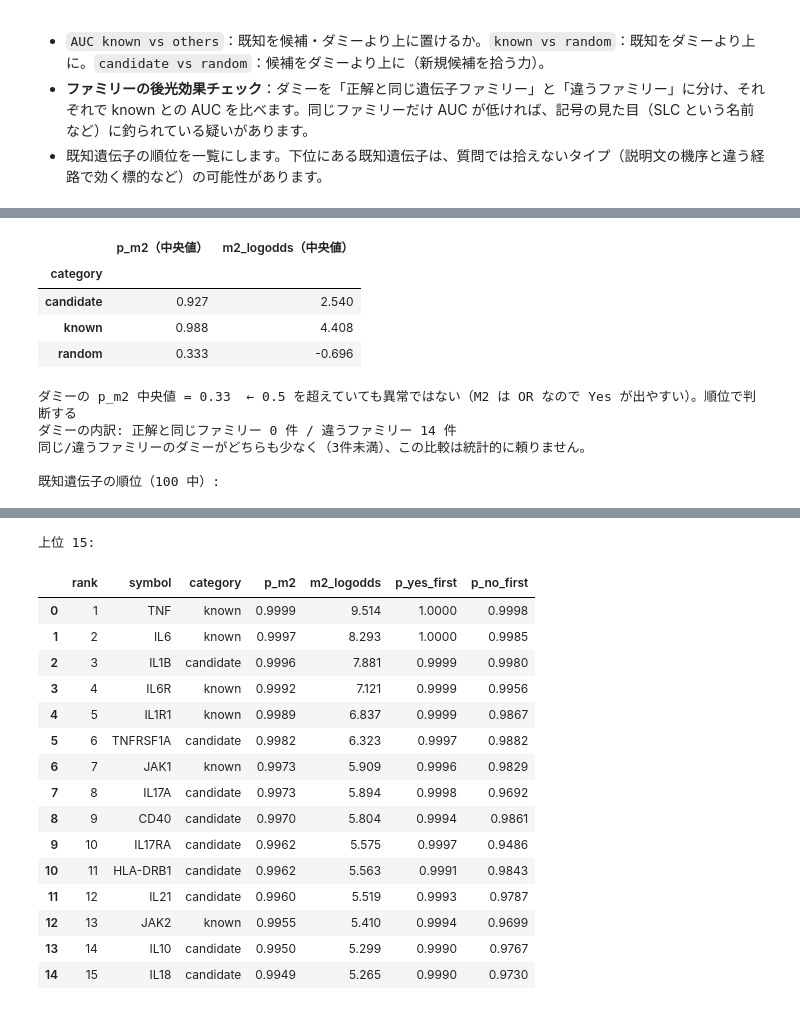
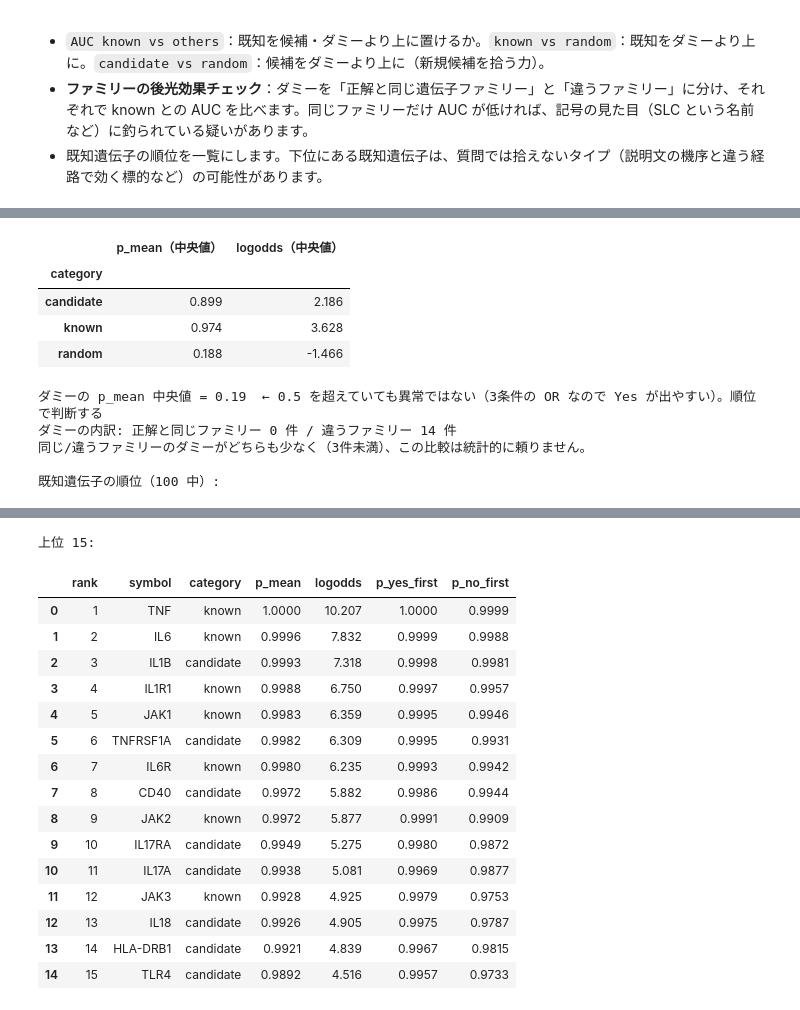
Before and after one commit to pepsea/gene_disease_prediction02, a Jupyter notebook: notebooks/03_fast_one_question.ipynb, the cells around one changed output, grey strips where cells are left out. Cells and saved outputs as stored; diff of their text form; code cells hidden in the pictures.

```diff
--- a/notebooks/03_fast_one_question.ipynb
+++ b/notebooks/03_fast_one_question.ipynb
@@ -144,14 +145,13 @@ OUT_CSV = os.path.join(OUT_DIR, os.path.basename(GENE_FILE).replace(".tsv", "")
 # %%
-QID = "M2"
-QUESTION_M2 = ("Consider these three criteria:\n"
-               "(a) A hypothesis can be constructed that inhibiting or activating the gene {gene} would treat {disease} or improve at least "
-               "one of the symptoms listed above.\n"
-               "(b) Even if this gene is not part of the pathway that causes {disease}, activating or inhibiting it could counteract or compensate "
-               "for the abnormal process described above, for example through a parallel or opposing pathway in the same cells.\n"
-               "(c) This gene's own specific role — its substrate, ligand, signalling pathway, cell type or circuit — matches the mechanism described "
-               "above precisely, rather than a related but distinct one (e.g. a different molecule, cell type, tissue or subcellular compartment); "
-               "a similar-sounding but distinct role, even in the same gene family, does not count.\n"
-               "Does this gene meet at least one of these criteria?")
+QID = "M3s"
+QUESTION = ("Consider these three criteria:\n"
+            "(a) Inhibiting or activating {gene} could plausibly treat {disease} or improve at least one of the symptoms listed above.\n"
+            "(b) Even outside the causal pathway, modulating {gene} could counteract the abnormal process described above through a "
+            "parallel or opposing pathway.\n"
+            "(c) {gene}'s own substrate, ligand, pathway, cell type or circuit precisely matches the mechanism of {disease} described above "
+            "(a similar but distinct role, even in the same gene family, does not count).\n"
+            "Does this gene meet at least one of these criteria?")
+OUT_CSV = os.path.join(OUT_DIR, os.path.basename(GENE_FILE).replace(".tsv", "") + f"_{QID.lower()}.csv")   # 出力名は質問 ID から（例 ra_set100_m3s.csv）
 
 STRICT_NOTE = ("Note: the vast majority of human genes are NOT drug targets for any given disease. "
                "Answer Yes only when there is clear evidence or a clear mechanistic link; otherwise answer No. "
@@ -172,7 +172,7 @@ def gene_block(gene_label):
     return f"Gene: {gene_label}\n"
 
 def question_line(symbol):
-    return f"{QID}. {QUESTION_M2.format(disease=DISEASE, gene=symbol)} Answer:"
+    return f"{QID}. {QUESTION.format(disease=DISEASE, gene=symbol)} Answer:"
 
 print(prefix_text() + gene_block("TNF (tumor necrosis factor)") + question_line("TNF"))
 # %% [output]
@@ -371,12 +371,12 @@ for i, (_, g) in enumerate(genes.iterrows()):
     rows.append({"symbol": g["symbol"], "gene_label": g["gene_label"], "category": g["category"], "label": g["label"],
                  **{f"p_{o}": round(v, 4) for o, v in p.items()},
                  "delta": round(p["yes_first"] - p["no_first"], 4) if BOTH_ORDERS else "",
-                 "m2_logodds": round(lo, 3), "p_m2": round(1 / (1 + math.exp(-lo)), 4),
+                 "logodds": round(lo, 3), "p_mean": round(1 / (1 + math.exp(-lo)), 4),
                  "model": f"{BACKEND_USED}:{os.path.basename(str(MODEL_PATH))}" if USE_LLM else "MOCK", "disease": DISEASE})
     if (i + 1) % 10 == 0 or i + 1 == len(genes):
-        print(f"{i+1:4d}/{len(genes)} {g['symbol']:10s} {g['category']:9s} p_m2={rows[-1]['p_m2']:.3f} logodds={lo:+.2f}  ({time.time()-t0:.0f}s)")
+        print(f"{i+1:4d}/{len(genes)} {g['symbol']:10s} {g['category']:9s} p_mean={rows[-1]['p_mean']:.3f} logodds={lo:+.2f}  ({time.time()-t0:.0f}s)")
 res = pd.DataFrame(rows)
-res["rank"] = res["m2_logodds"].rank(ascending=False, method="min").astype(int)
+res["rank"] = res["logodds"].rank(ascending=False, method="min").astype(int)
 res = res.sort_values("rank").reset_index(drop=True)
 res.to_csv(OUT_CSV, index=False)
 print(f"elapsed {time.time()-t0:.0f}s for {len(genes)} genes → {(time.time()-t0)/len(genes):.2f}s/gene | wrote {OUT_CSV}")
@@ -410,10 +410,10 @@ def auc(pos, neg):
     return sum(1.0 if a > b else 0.5 if a == b else 0.0 for a in pos for b in neg) / (len(pos) * len(neg))
 if not USE_LLM: print("警告: モックの数値です。")
 known, other, rnd, cand = (res["category"] == "known"), (res["category"] != "known"), (res["category"] == "random"), (res["category"] == "candidate")
-s = res["m2_logodds"]
+s = res["logodds"]
 print(f"AUC known vs others {auc(s[known], s[other]):.3f} | known vs random {auc(s[known], s[rnd]):.3f} | candidate vs random {auc(s[cand], s[rnd]):.3f}")
-display(res.groupby("category")[["p_m2", "m2_logodds"]].median().round(3).rename(columns=lambda c: c + "（中央値）"))
-print(f"ダミーの p_m2 中央値 = {res.loc[rnd, 'p_m2'].median():.2f}  ← 0.5 を超えていても異常ではない（M2 は OR なので Yes が出やすい）。順位で判断する")
+display(res.groupby("category")[["p_mean", "logodds"]].median().round(3).rename(columns=lambda c: c + "（中央値）"))
+print(f"ダミーの p_mean 中央値 = {res.loc[rnd, 'p_mean'].median():.2f}  ← 0.5 を超えていても異常ではない（3条件の OR なので Yes が出やすい）。順位で判断する")
 
 # --- ファミリーの後光効果チェック ---
 # 記号の「文字列+数字」部分をファミリーとみなす（例 SLC7A9 -> SLC7）。簡易的なヒューリスティックです。
@@ -429,7 +429,7 @@ else:
     print("同じ/違うファミリーのダミーがどちらも少なく（3件未満）、この比較は統計的に頼りません。")
 
 print("\n既知遺伝子の順位（100 中）:")
-display(res.loc[known, ["rank", "symbol", "gene_label", "p_m2", "m2_logodds"]])
+display(res.loc[known, ["rank", "symbol", "gene_label", "p_mean", "logodds"]])
 print("上位 15:")
-res.head(15)[["rank", "symbol", "category", "p_m2", "m2_logodds"] + [f"p_{o}" for o in ORDERS]]
+res.head(15)[["rank", "symbol", "category", "p_mean", "logodds"] + [f"p_{o}" for o in ORDERS]]
 # %% [output]
@@ -437,9 +437,9 @@ AUC known vs others 0.719 | known vs random 0.976 | candidate vs random 0.940
-|  | p_m2（中央値） | m2_logodds（中央値） |
+|  | p_mean（中央値） | logodds（中央値） |
 | category |  |  |
-| candidate | 0.927 | 2.540 |
-| known | 0.988 | 4.408 |
-| random | 0.333 | -0.696 |
+| candidate | 0.899 | 2.186 |
+| known | 0.974 | 3.628 |
+| random | 0.188 | -1.466 |
-ダミーの p_m2 中央値 = 0.33  ← 0.5 を超えていても異常ではない（M2 は OR なので Yes が出やすい）。順位で判断する
+ダミーの p_mean 中央値 = 0.19  ← 0.5 を超えていても異常ではない（3条件の OR なので Yes が出やすい）。順位で判断する
 ダミーの内訳: 正解と同じファミリー 0 件 / 違うファミリー 14 件
 同じ/違うファミリーのダミーがどちらも少なく（3件未満）、この比較は統計的に頼りません。
 
@@ -463,20 +463,20 @@ AUC known vs others 0.719 | known vs random 0.976 | candidate vs random 0.940
 上位 15:
-|  | rank | symbol | category | p_m2 | m2_logodds | p_yes_first | p_no_first |
-| 0 | 1 | TNF | known | 0.9999 | 9.514 | 1.0000 | 0.9998 |
-| 1 | 2 | IL6 | known | 0.9997 | 8.293 | 1.0000 | 0.9985 |
-| 2 | 3 | IL1B | candidate | 0.9996 | 7.881 | 0.9999 | 0.9980 |
-| 3 | 4 | IL6R | known | 0.9992 | 7.121 | 0.9999 | 0.9956 |
-| 4 | 5 | IL1R1 | known | 0.9989 | 6.837 | 0.9999 | 0.9867 |
-| 5 | 6 | TNFRSF1A | candidate | 0.9982 | 6.323 | 0.9997 | 0.9882 |
-| 6 | 7 | JAK1 | known | 0.9973 | 5.909 | 0.9996 | 0.9829 |
-| 7 | 8 | IL17A | candidate | 0.9973 | 5.894 | 0.9998 | 0.9692 |
-| 8 | 9 | CD40 | candidate | 0.9970 | 5.804 | 0.9994 | 0.9861 |
-| 9 | 10 | IL17RA | candidate | 0.9962 | 5.575 | 0.9997 | 0.9486 |
-| 10 | 11 | HLA-DRB1 | candidate | 0.9962 | 5.563 | 0.9991 | 0.9843 |
-| 11 | 12 | IL21 | candidate | 0.9960 | 5.519 | 0.9993 | 0.9787 |
-| 12 | 13 | JAK2 | known | 0.9955 | 5.410 | 0.9994 | 0.9699 |
-| 13 | 14 | IL10 | candidate | 0.9950 | 5.299 | 0.9990 | 0.9767 |
-| 14 | 15 | IL18 | candidate | 0.9949 | 5.265 | 0.9990 | 0.9730 |
+|  | rank | symbol | category | p_mean | logodds | p_yes_first | p_no_first |
+| 0 | 1 | TNF | known | 1.0000 | 10.207 | 1.0000 | 0.9999 |
+| 1 | 2 | IL6 | known | 0.9996 | 7.832 | 0.9999 | 0.9988 |
+| 2 | 3 | IL1B | candidate | 0.9993 | 7.318 | 0.9998 | 0.9981 |
+| 3 | 4 | IL1R1 | known | 0.9988 | 6.750 | 0.9997 | 0.9957 |
+| 4 | 5 | JAK1 | known | 0.9983 | 6.359 | 0.9995 | 0.9946 |
+| 5 | 6 | TNFRSF1A | candidate | 0.9982 | 6.309 | 0.9995 | 0.9931 |
+| 6 | 7 | IL6R | known | 0.9980 | 6.235 | 0.9993 | 0.9942 |
+| 7 | 8 | CD40 | candidate | 0.9972 | 5.882 | 0.9986 | 0.9944 |
+| 8 | 9 | JAK2 | known | 0.9972 | 5.877 | 0.9991 | 0.9909 |
+| 9 | 10 | IL17RA | candidate | 0.9949 | 5.275 | 0.9980 | 0.9872 |
+| 10 | 11 | IL17A | candidate | 0.9938 | 5.081 | 0.9969 | 0.9877 |
+| 11 | 12 | JAK3 | known | 0.9928 | 4.925 | 0.9979 | 0.9753 |
+| 12 | 13 | IL18 | candidate | 0.9926 | 4.905 | 0.9975 | 0.9787 |
+| 13 | 14 | HLA-DRB1 | candidate | 0.9921 | 4.839 | 0.9967 | 0.9815 |
+| 14 | 15 | TLR4 | candidate | 0.9892 | 4.516 | 0.9957 | 0.9733 |
 # %% [markdown]
 ## 対話型グラフ（ホバーで遺伝子名）
 
```
Also changed, not shown: parts of 11 cells of this notebook, 8 other files.
